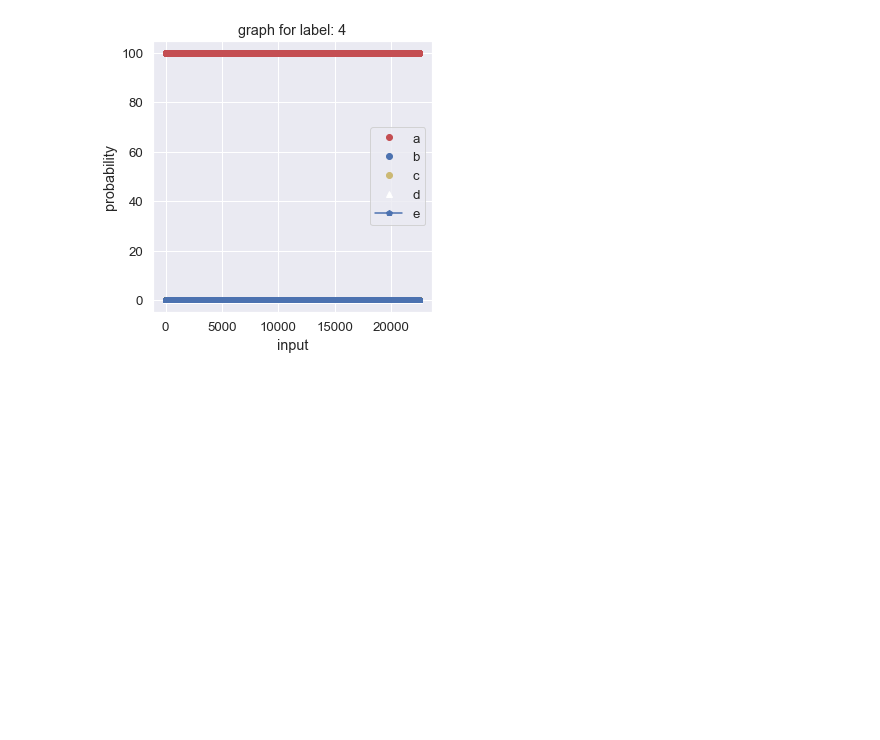
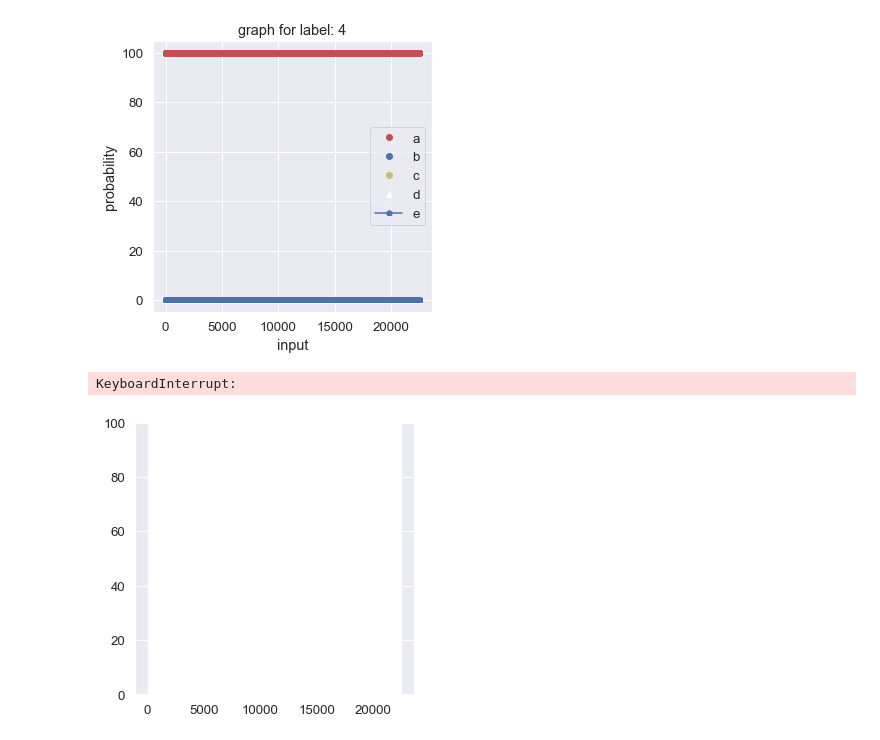
Before and after one commit to zeevikal/speckles-classification, a Jupyter notebook: notebooks/train_z.ipynb, the cells around one changed output. Cells and saved outputs as stored; diff of their text form; code cells hidden in the pictures; blank space fills up the shorter version.

Commit message:
visualization process

```diff
--- a/notebooks/train_z.ipynb
+++ b/notebooks/train_z.ipynb
@@ -566,0 +626,23 @@ for label, val_lists in plot_dict.items():
+# %%
+# plt.figure(figsize=(6, 4))
+
+series_labels = ['A', 'B', 'C', 'D', 'E']
+
+data = [a, b, c, d, e]
+
+category_labels = ['A', 'B', 'C', 'D', 'E']
+
+stacked_bar(
+    data,
+    series_labels,
+    category_labels=category_labels,
+    show_values=True,
+    value_format="{:.1f}",
+    y_label="Accuracy"
+)
+
+# plt.savefig('bar.png')
+plt.show()
+# %% [output]
+KeyboardInterrupt:
+[figure, added]
```
Also changed, not shown: parts of 1 cell of this notebook.
